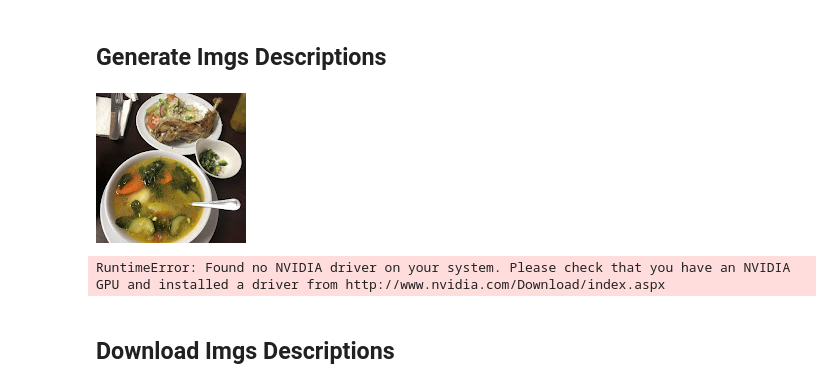
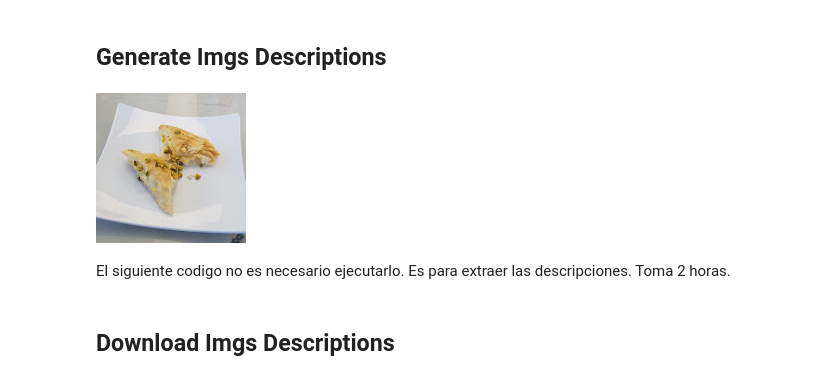
Before and after one commit to pedrozavalat/iic3633-proyecto, a Jupyter notebook: iic3633_LLaVA_Tiny 2.ipynb, the cells around one changed output. Cells and saved outputs as stored; diff of their text form; code cells hidden in the pictures.

```diff
--- a/iic3633_LLaVA_Tiny 2.ipynb
+++ b/iic3633_LLaVA_Tiny 2.ipynb
@@ -433,13 +528,16 @@ def generate_embeddings(df):
 
     return results
 # %%
+# Ejemplo de output en base al prompt entregado.
 images = images = list(set(random.choices(os.listdir('reviews/California'), k=2)))
 image = Image.open(f'reviews/California/{random.choice(images)}')
 display(image)
-get_description(image)
+# Se debe tener activado GPU para usar el modelo.
+# get_description(image)  # [Descomentar si es necesario]
 # %% [output]
-[figure, old version]
+[figure, new version]
-RuntimeError: Found no NVIDIA driver on your system. Please check that you have an NVIDIA GPU and installed a driver from http://www.nvidia.com/Download/index.aspx
+# %% [markdown]
+El siguiente codigo no es necesario ejecutarlo. Es para extraer las descripciones. Toma 2 horas.
 # %%
 images = [Image.open(f'reviews/{row.img_filename}').resize((128, 128)) for _, row in df.iterrows()]
 # %%
```
Also changed, not shown: parts of 44 cells of this notebook.
